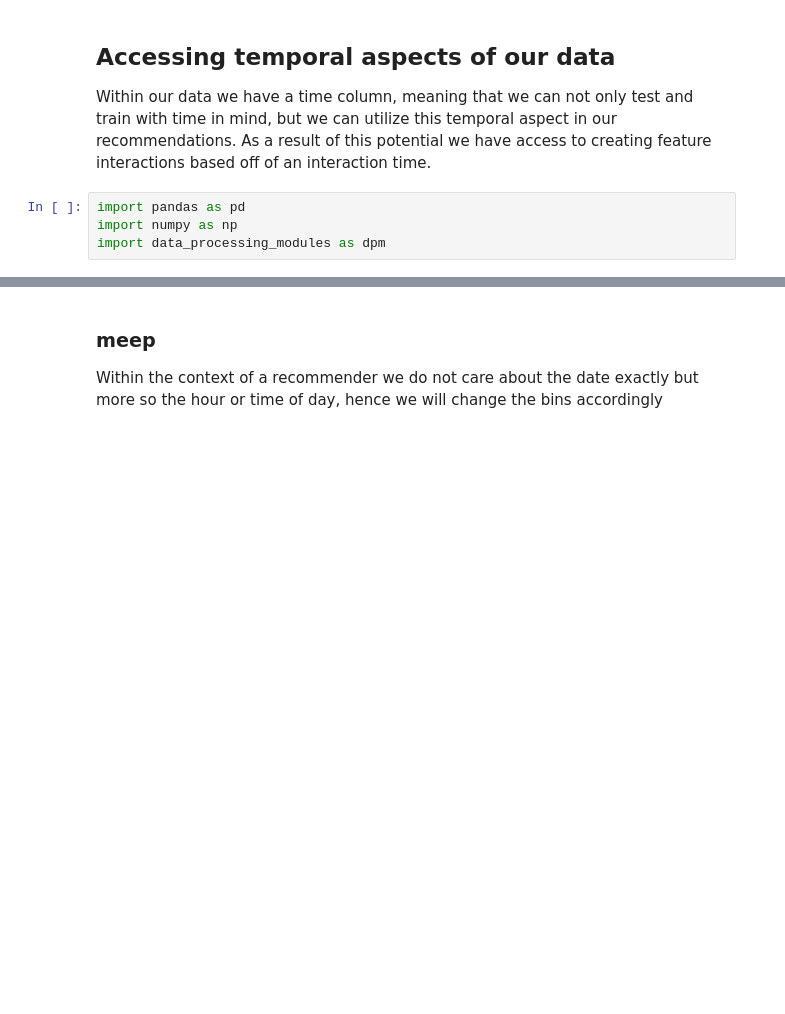
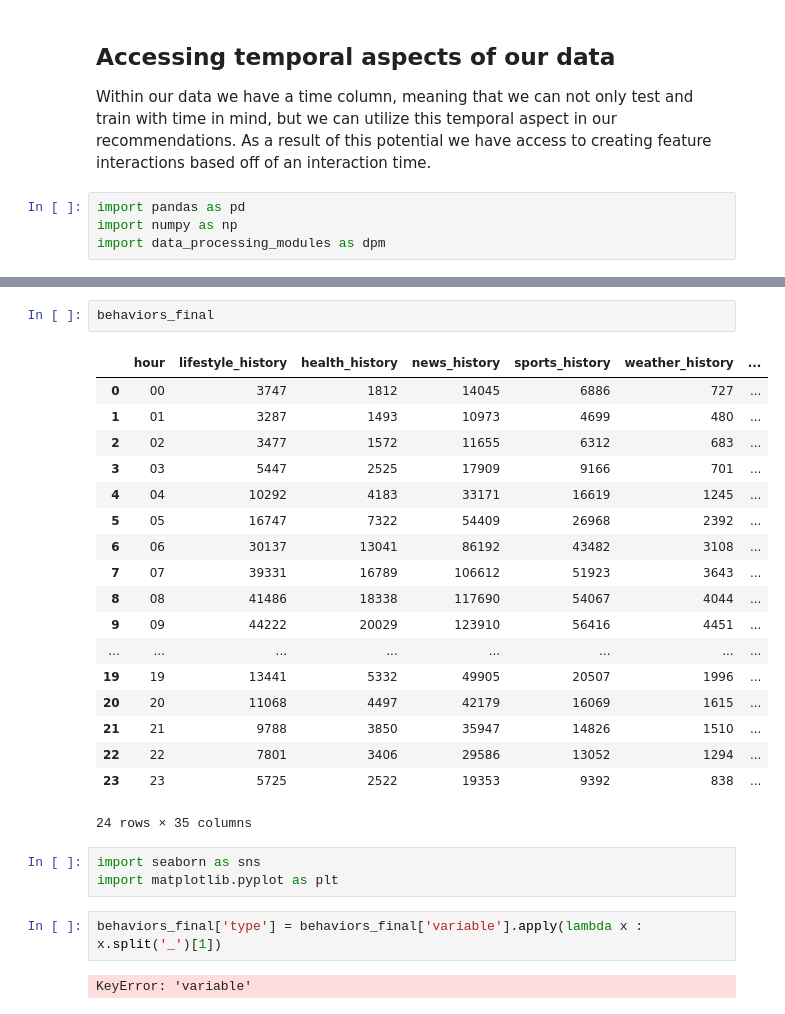
Before and after one commit to nicholas-rf/RecommenderProject, a Jupyter notebook: ExploratoryAnalysis/eda_report.ipynb, the cells around one changed output, grey strips where cells are left out. Saved outputs shown, nothing was run; the diff lists cells and outputs as text; blank space fills up the shorter version.

```diff
--- a/ExploratoryAnalysis/eda_report.ipynb
+++ b/ExploratoryAnalysis/eda_report.ipynb
@@ -330,3 +301,28 @@ Could not infer format, so each element will be parsed individually, falling bac
-# %% [markdown]
-###  meep
-Within the context of a recommender we do not care about the date exactly but more so the hour or time of day, hence we will change the bins accordingly
+# %%
+behaviors_final
+# %% [output]
+|  | hour | lifestyle_history | health_history | news_history | sports_history | weather_history | ... |
+| 0 | 00 | 3747 | 1812 | 14045 | 6886 | 727 | ... |
+| 1 | 01 | 3287 | 1493 | 10973 | 4699 | 480 | ... |
+| 2 | 02 | 3477 | 1572 | 11655 | 6312 | 683 | ... |
+| 3 | 03 | 5447 | 2525 | 17909 | 9166 | 701 | ... |
+| 4 | 04 | 10292 | 4183 | 33171 | 16619 | 1245 | ... |
+| 5 | 05 | 16747 | 7322 | 54409 | 26968 | 2392 | ... |
+| 6 | 06 | 30137 | 13041 | 86192 | 43482 | 3108 | ... |
+| 7 | 07 | 39331 | 16789 | 106612 | 51923 | 3643 | ... |
+| 8 | 08 | 41486 | 18338 | 117690 | 54067 | 4044 | ... |
+| 9 | 09 | 44222 | 20029 | 123910 | 56416 | 4451 | ... |
+| ... | ... | ... | ... | ... | ... | ... | ... |
+| 19 | 19 | 13441 | 5332 | 49905 | 20507 | 1996 | ... |
+| 20 | 20 | 11068 | 4497 | 42179 | 16069 | 1615 | ... |
+| 21 | 21 | 9788 | 3850 | 35947 | 14826 | 1510 | ... |
+| 22 | 22 | 7801 | 3406 | 29586 | 13052 | 1294 | ... |
+| 23 | 23 | 5725 | 2522 | 19353 | 9392 | 838 | ... |
+24 rows × 35 columns
+# %%
+import seaborn as sns
+import matplotlib.pyplot as plt
+# %%
+behaviors_final['type'] = behaviors_final['variable'].apply(lambda x : x.split('_')[1])
+# %% [output]
+KeyError: 'variable'
```
Also changed, not shown: parts of 5 cells of this notebook, 5 other files.
